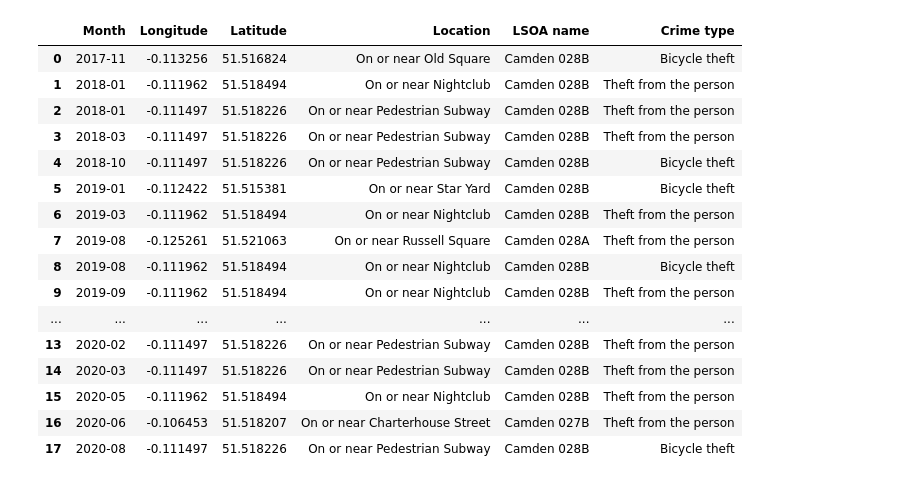
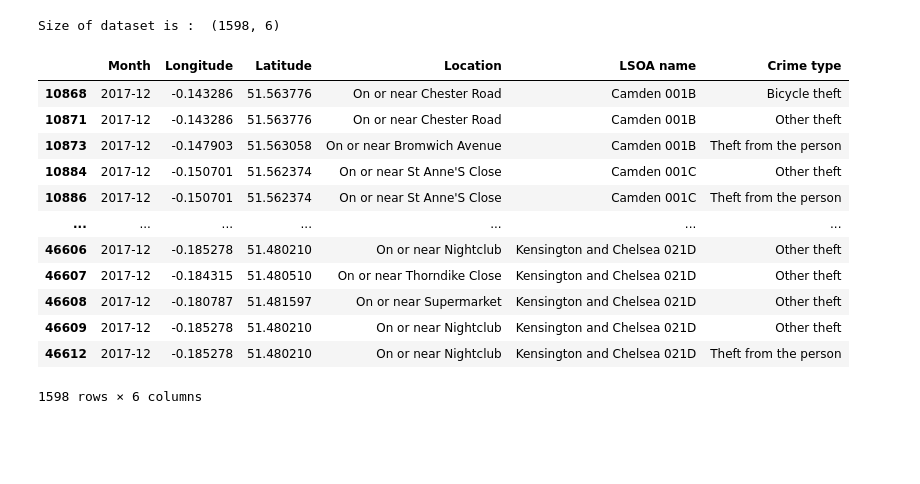
Before and after one commit to naomiburgess/QM2group15, a Jupyter notebook: Source8.ipynb, the cells around one changed output. Saved outputs shown, nothing was run; the diff lists cells and outputs as text; code cells hidden in the pictures; blank space fills up the shorter version.

```diff
--- a/Source8.ipynb
+++ b/Source8.ipynb
@@ -501,22 +8,51 @@ Size of dataset is :  (1, 6)
-# %%
-df = pd.concat([df1, df2, df3, df4, df5, df6, df7, df8, df9, df10, df11, df12, df13, df14, df15, df16, df17], ignore_index=True)
-
-df
-# %% [output]
-|  | Month | Longitude | Latitude | Location | LSOA name | Crime type |
-| 0 | 2017-11 | -0.113256 | 51.516824 | On or near Old Square | Camden 028B | Bicycle theft |
-| 1 | 2018-01 | -0.111962 | 51.518494 | On or near Nightclub | Camden 028B | Theft from the person |
-| 2 | 2018-01 | -0.111497 | 51.518226 | On or near Pedestrian Subway | Camden 028B | Theft from the person |
-| 3 | 2018-03 | -0.111497 | 51.518226 | On or near Pedestrian Subway | Camden 028B | Theft from the person |
-| 4 | 2018-10 | -0.111497 | 51.518226 | On or near Pedestrian Subway | Camden 028B | Bicycle theft |
-| 5 | 2019-01 | -0.112422 | 51.515381 | On or near Star Yard | Camden 028B | Bicycle theft |
-| 6 | 2019-03 | -0.111962 | 51.518494 | On or near Nightclub | Camden 028B | Theft from the person |
-| 7 | 2019-08 | -0.125261 | 51.521063 | On or near Russell Square | Camden 028A | Theft from the person |
-| 8 | 2019-08 | -0.111962 | 51.518494 | On or near Nightclub | Camden 028B | Bicycle theft |
-| 9 | 2019-09 | -0.111962 | 51.518494 | On or near Nightclub | Camden 028B | Theft from the person |
-| ... | ... | ... | ... | ... | ... | ... |
-| 13 | 2020-02 | -0.111497 | 51.518226 | On or near Pedestrian Subway | Camden 028B | Theft from the person |
-| 14 | 2020-03 | -0.111497 | 51.518226 | On or near Pedestrian Subway | Camden 028B | Theft from the person |
-| 15 | 2020-05 | -0.111962 | 51.518494 | On or near Nightclub | Camden 028B | Theft from the person |
-| 16 | 2020-06 | -0.106453 | 51.518207 | On or near Charterhouse Street | Camden 027B | Theft from the person |
-| 17 | 2020-08 | -0.111497 | 51.518226 | On or near Pedestrian Subway | Camden 028B | Bicycle theft |
+# %%
+df1 = pd.read_csv('2017-12-metropolitan-street.csv', encoding='latin1')
+df1 = df1[df1.Location != "No Location"]
+df1.drop(labels=['Crime ID'], axis=1, inplace=True)
+df1.drop(labels=['LSOA code'], axis=1, inplace=True)
+df1.drop(labels=['Context'], axis=1, inplace=True)
+df1.drop(labels=['Last outcome category'], axis=1, inplace=True)
+df1.drop(labels=['Falls within'], axis=1, inplace=True)
+df1.drop(labels=['Reported by'], axis=1, inplace=True)
+df1.drop(df1.index[df1['Crime type'] == 'Anti-social behaviour'], inplace = True)
+df1.drop(df1.index[df1['Crime type'] == 'Shoplifting'], inplace = True)
+df1.drop(df1.index[df1['Crime type'] == 'Robbery'], inplace = True)
+df1.drop(df1.index[df1['Crime type'] == 'Vehicle crime'], inplace = True)
+df1.drop(df1.index[df1['Crime type'] == 'Burglary'], inplace = True)
+df1.drop(df1.index[df1['Crime type'] == 'Violence and sexual offences'], inplace = True)
+df1.drop(df1.index[df1['Crime type'] == 'Public order'], inplace = True)
+df1.drop(df1.index[df1['Crime type'] == 'Criminal damage and arson'], inplace = True)
+df1.drop(df1.index[df1['Crime type'] == 'Drugs'], inplace = True)
+df1.drop(df1.index[df1['Crime type'] == 'Other crime'], inplace = True)
+x=0 # could change x and y to a start and end date
+y=10859
+df1.loc[x:y]
+df1.loc[x:y].index
+df1.drop(df1.loc[x:y].index, inplace=True)
+z=14335 # could change x and y to a start and end date
+u=44616
+df1.loc[z:u]
+df1.loc[z:u].index
+df1.drop(df1.loc[z:u].index, inplace=True)
+v= 46638
+w= 79652
+df1.loc[v:w]
+df1.loc[v:w].index
+df1.drop(df1.loc[v:w].index, inplace=True)
+print("Size of dataset is : ", df1.shape)
+df1
+# %% [output]
+Size of dataset is :  (1598, 6)
+|  | Month | Longitude | Latitude | Location | LSOA name | Crime type |
+| 10868 | 2017-12 | -0.143286 | 51.563776 | On or near Chester Road | Camden 001B | Bicycle theft |
+| 10871 | 2017-12 | -0.143286 | 51.563776 | On or near Chester Road | Camden 001B | Other theft |
+| 10873 | 2017-12 | -0.147903 | 51.563058 | On or near Bromwich Avenue | Camden 001B | Theft from the person |
+| 10884 | 2017-12 | -0.150701 | 51.562374 | On or near St Anne'S Close | Camden 001C | Other theft |
+| 10886 | 2017-12 | -0.150701 | 51.562374 | On or near St Anne'S Close | Camden 001C | Theft from the person |
+| ... | ... | ... | ... | ... | ... | ... |
+| 46606 | 2017-12 | -0.185278 | 51.480210 | On or near Nightclub | Kensington and Chelsea 021D | Other theft |
+| 46607 | 2017-12 | -0.184315 | 51.480510 | On or near Thorndike Close | Kensington and Chelsea 021D | Other theft |
+| 46608 | 2017-12 | -0.180787 | 51.481597 | On or near Supermarket | Kensington and Chelsea 021D | Other theft |
+| 46609 | 2017-12 | -0.185278 | 51.480210 | On or near Nightclub | Kensington and Chelsea 021D | Other theft |
+| 46612 | 2017-12 | -0.185278 | 51.480210 | On or near Nightclub | Kensington and Chelsea 021D | Theft from the person |
+1598 rows × 6 columns
```
Also changed, not shown: parts of 43 cells of this notebook.
